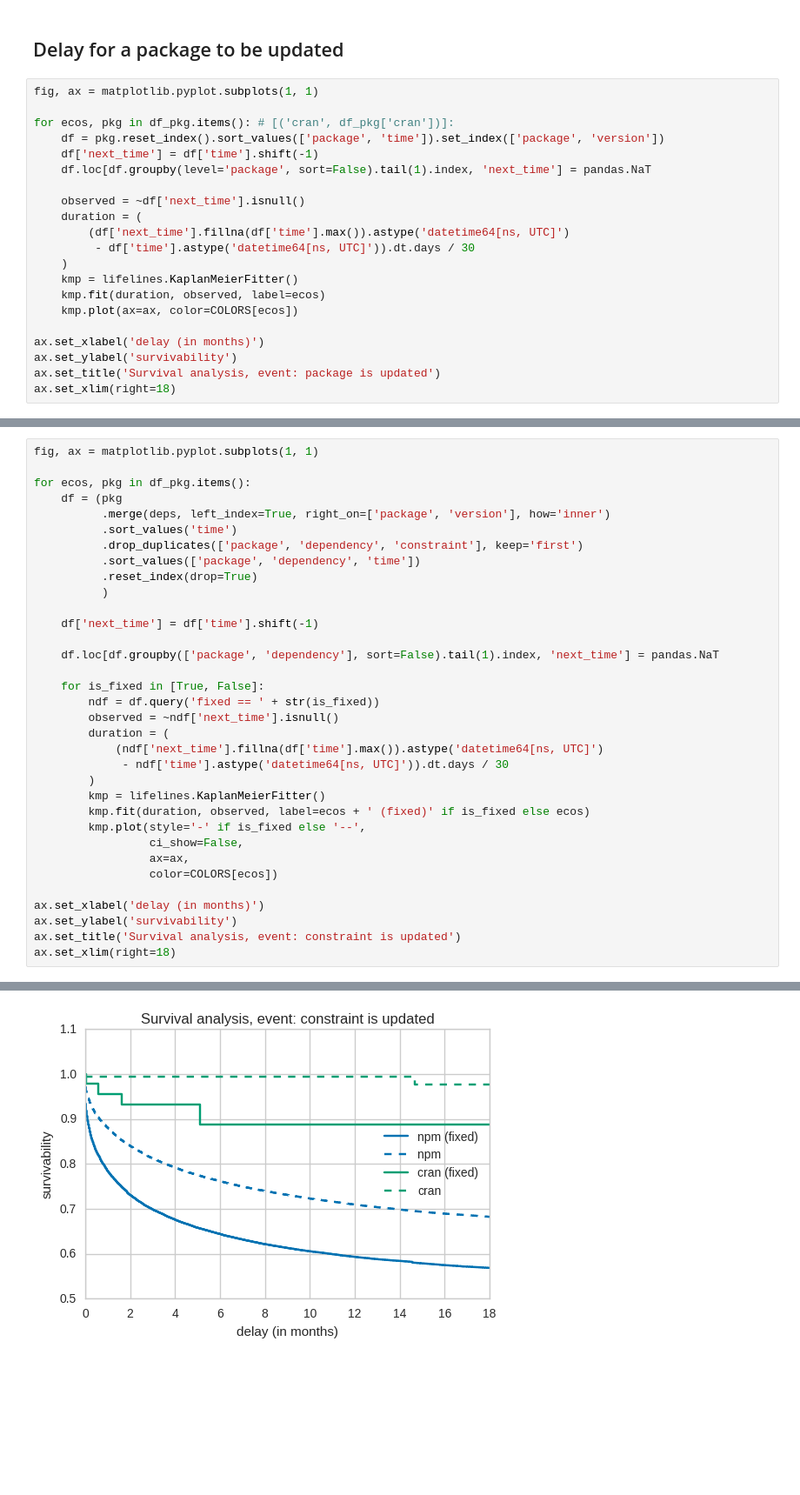
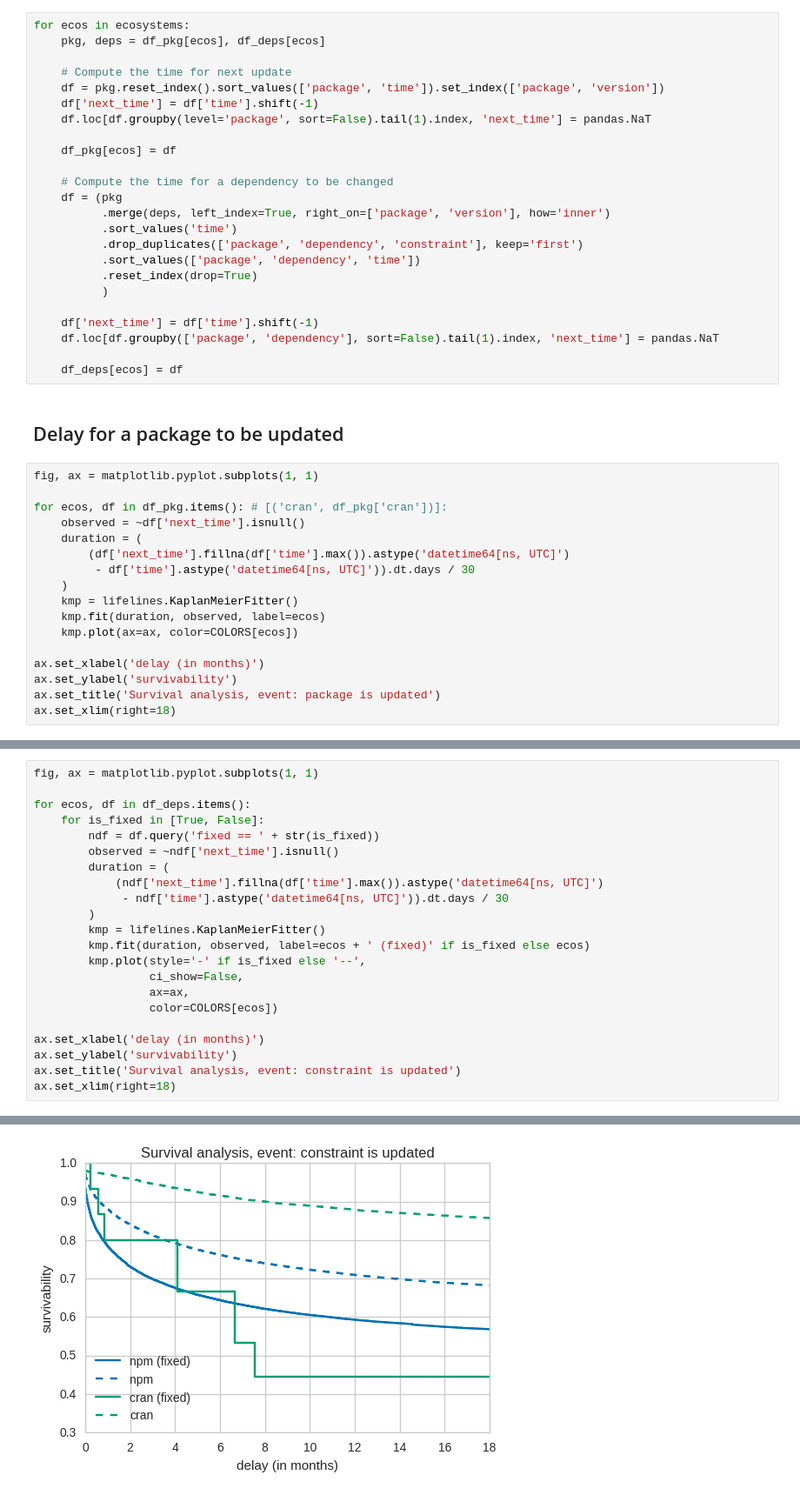
Before and after one commit to maelick/deps-analysis, a Jupyter notebook: notebook/Exploratory.ipynb, the cells around one changed output, grey strips where cells are left out. Shown at 87% size. Cells and saved outputs as stored; diff of their text form; blank space fills up the shorter version.

```diff
--- a/notebook/Exploratory.ipynb
+++ b/notebook/Exploratory.ipynb
@@ -214,13 +216,33 @@ df_t_conflict.plot(ax=axes[3], title='Prop. of conflicting packages (non-transit
+# %%
+for ecos in ecosystems:
+    pkg, deps = df_pkg[ecos], df_deps[ecos]
+
+    # Compute the time for next update
+    df = pkg.reset_index().sort_values(['package', 'time']).set_index(['package', 'version'])
+    df['next_time'] = df['time'].shift(-1)
+    df.loc[df.groupby(level='package', sort=False).tail(1).index, 'next_time'] = pandas.NaT
+
+    df_pkg[ecos] = df
+
+    # Compute the time for a dependency to be changed
+    df = (pkg
+          .merge(deps, left_index=True, right_on=['package', 'version'], how='inner')
+          .sort_values('time')
+          .drop_duplicates(['package', 'dependency', 'constraint'], keep='first')
+          .sort_values(['package', 'dependency', 'time'])
+          .reset_index(drop=True)
+          )
+
+    df['next_time'] = df['time'].shift(-1)
+    df.loc[df.groupby(['package', 'dependency'], sort=False).tail(1).index, 'next_time'] = pandas.NaT
+
+    df_deps[ecos] = df
 # %% [markdown]
 ## Delay for a package to be updated
 # %%
 fig, ax = matplotlib.pyplot.subplots(1, 1)
 
-for ecos, pkg in df_pkg.items(): # [('cran', df_pkg['cran'])]:
-    df = pkg.reset_index().sort_values(['package', 'time']).set_index(['package', 'version'])
-    df['next_time'] = df['time'].shift(-1)
-    df.loc[df.groupby(level='package', sort=False).tail(1).index, 'next_time'] = pandas.NaT
-
+for ecos, df in df_pkg.items(): # [('cran', df_pkg['cran'])]:
     observed = ~df['next_time'].isnull()
     duration = (
         (df['next_time'].fillna(df['time'].max()).astype('datetime64[ns, UTC]')
@@ -242,37 +264,25 @@ ax.set_xlim(right=18)
 # %%
 fig, ax = matplotlib.pyplot.subplots(1, 1)
 
-for ecos, pkg in df_pkg.items():
-    df = (pkg
-          .merge(deps, left_index=True, right_on=['package', 'version'], how='inner')
-          .sort_values('time')
-          .drop_duplicates(['package', 'dependency', 'constraint'], keep='first')
-          .sort_values(['package', 'dependency', 'time'])
-          .reset_index(drop=True)
-          )
-
-    df['next_time'] = df['time'].shift(-1)
-
-    df.loc[df.groupby(['package', 'dependency'], sort=False).tail(1).index, 'next_time'] = pandas.NaT
-
+for ecos, df in df_deps.items():
     for is_fixed in [True, False]:
         ndf = df.query('fixed == ' + str(is_fixed))
         observed = ~ndf['next_time'].isnull()
         duration = (
             (ndf['next_time'].fillna(df['time'].max()).astype('datetime64[ns, UTC]')
              - ndf['time'].astype('datetime64[ns, UTC]')).dt.days / 30
         )
         kmp = lifelines.KaplanMeierFitter()
         kmp.fit(duration, observed, label=ecos + ' (fixed)' if is_fixed else ecos)
         kmp.plot(style='-' if is_fixed else '--',
                  ci_show=False,
                  ax=ax,
                  color=COLORS[ecos])
 
 ax.set_xlabel('delay (in months)')
 ax.set_ylabel('survivability')
 ax.set_title('Survival analysis, event: constraint is updated')
 ax.set_xlim(right=18)
 # %% [output]
 (0.0, 18)
-[figure, old version]
+[figure, new version]
```
Also changed, not shown: parts of 4 cells of this notebook.
